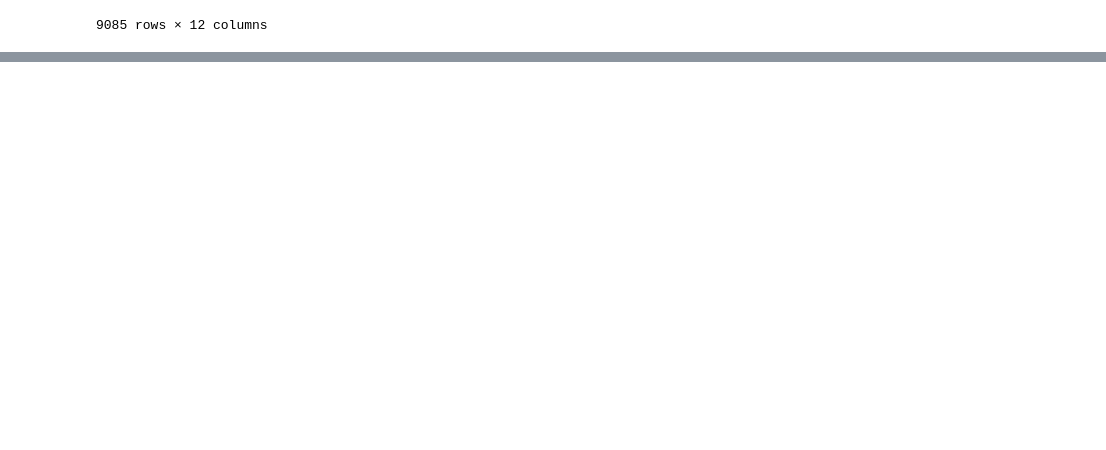
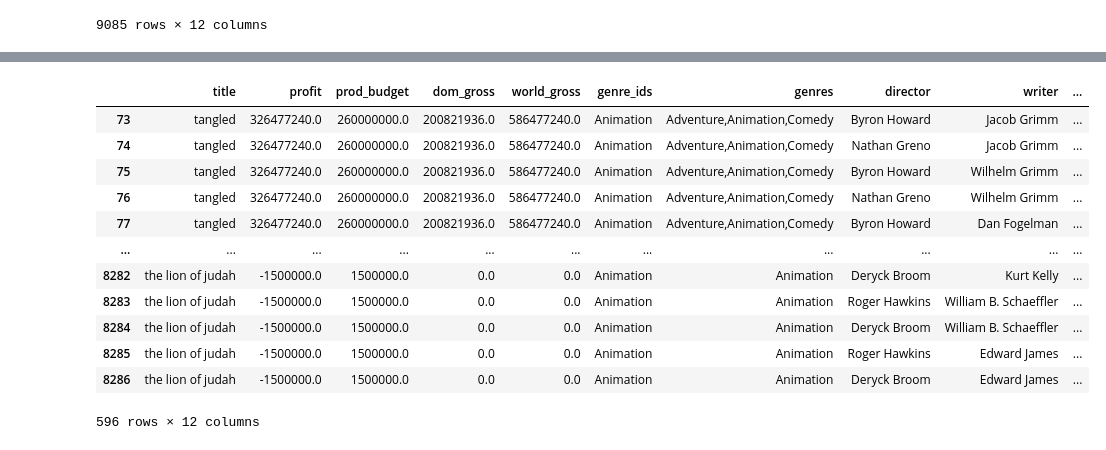
Before and after one commit to JoshuaGottlieb/Microsoft-Movie-Recommendation, a Jupyter notebook: Eggatron-Folder/EDA.ipynb, the cells around one changed output, grey strips where cells are left out. Saved outputs shown, nothing was run; the diff lists cells and outputs as text; code cells hidden in the pictures; blank space fills up the shorter version.

```diff
--- a/Eggatron-Folder/EDA.ipynb
+++ b/Eggatron-Folder/EDA.ipynb
@@ -123,0 +175,22 @@ AttributeError: 'Series' object has no attribute 'genre_ids'
+# %%
+animation = df.loc[df['genre_ids']== 'Animation']
+comedy = df.loc[df['genre_ids']== 'Comedy']
+adventure = df.loc[df['genre_ids']== 'Adventure']
+fantasy = df.loc[df['genre_ids']== 'Fantasy']
+family = df.loc[df['genre_ids']== 'Family']
+horror = df.loc[df['genre_ids']== 'Horror']
+mystery = df.loc[df['genre_ids']== 'Mystery']
+# %% [output]
+|  | title | profit | prod_budget | dom_gross | world_gross | genre_ids | genres | director | writer | ... |
+| 73 | tangled | 326477240.0 | 260000000.0 | 200821936.0 | 586477240.0 | Animation | Adventure,Animation,Comedy | Byron Howard | Jacob Grimm | ... |
+| 74 | tangled | 326477240.0 | 260000000.0 | 200821936.0 | 586477240.0 | Animation | Adventure,Animation,Comedy | Nathan Greno | Jacob Grimm | ... |
+| 75 | tangled | 326477240.0 | 260000000.0 | 200821936.0 | 586477240.0 | Animation | Adventure,Animation,Comedy | Byron Howard | Wilhelm Grimm | ... |
+| 76 | tangled | 326477240.0 | 260000000.0 | 200821936.0 | 586477240.0 | Animation | Adventure,Animation,Comedy | Nathan Greno | Wilhelm Grimm | ... |
+| 77 | tangled | 326477240.0 | 260000000.0 | 200821936.0 | 586477240.0 | Animation | Adventure,Animation,Comedy | Byron Howard | Dan Fogelman | ... |
+| ... | ... | ... | ... | ... | ... | ... | ... | ... | ... | ... |
+| 8282 | the lion of judah | -1500000.0 | 1500000.0 | 0.0 | 0.0 | Animation | Animation | Deryck Broom | Kurt Kelly | ... |
+| 8283 | the lion of judah | -1500000.0 | 1500000.0 | 0.0 | 0.0 | Animation | Animation | Roger Hawkins | William B. Schaeffler | ... |
+| 8284 | the lion of judah | -1500000.0 | 1500000.0 | 0.0 | 0.0 | Animation | Animation | Deryck Broom | William B. Schaeffler | ... |
+| 8285 | the lion of judah | -1500000.0 | 1500000.0 | 0.0 | 0.0 | Animation | Animation | Roger Hawkins | Edward James | ... |
+| 8286 | the lion of judah | -1500000.0 | 1500000.0 | 0.0 | 0.0 | Animation | Animation | Deryck Broom | Edward James | ... |
+596 rows × 12 columns
```
Also changed, not shown: parts of 9 cells of this notebook, 1 other file.
